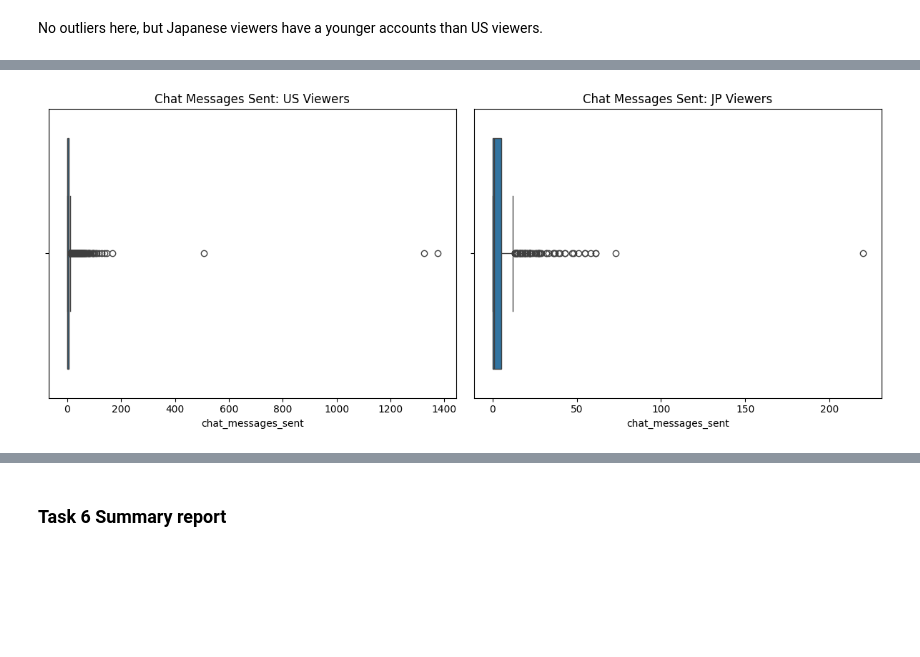
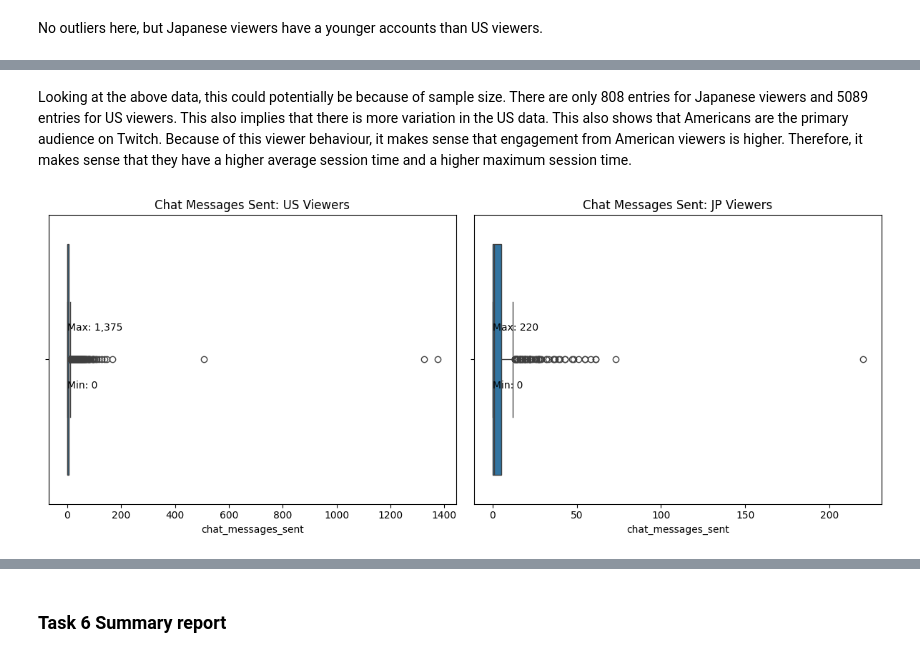
Before and after one commit to zlwym/Assignment01_IAT461, a Jupyter notebook: IAT461-Assignment01-Scaffold.ipynb, the cells around one changed output, grey strips where cells are left out. Cells and saved outputs as stored; diff of their text form; code cells hidden in the pictures; blank space fills up the shorter version.

```diff
--- a/IAT461-Assignment01-Scaffold.ipynb
+++ b/IAT461-Assignment01-Scaffold.ipynb
@@ -1974,25 +2046,41 @@ plt.show()
+# %% [markdown]
+Looking at the above data, this could potentially be because of sample size. There are only 808 entries for Japanese viewers and 5089 entries for US viewers. This also implies that there is more variation in the US data. This also shows that Americans are the primary audience on Twitch. Because of this viewer behaviour, it makes sense that engagement from American viewers is higher. Therefore, it makes sense that they have a higher average session time and a higher maximum session time.
 # %%
 #Boxplots of US and JP viewers' average account age
 
 fig, axes = plt.subplots(1, 2, figsize=(12, 5))
 
 sns.boxplot(
     data=US,
     x='chat_messages_sent',
     ax=axes[0]
 )
 
 axes[0].set_title('Chat Messages Sent: US Viewers')
 
 sns.boxplot(
     data=Japan,
     x='chat_messages_sent',
     ax=axes[1]
 )
 
 axes[1].set_title('Chat Messages Sent: JP Viewers')
 
+#Finding minimum and maximum values
+
+US_min = US['chat_messages_sent'].min()
+US_max = US['chat_messages_sent'].max()
+
+JP_min = Japan['chat_messages_sent'].min()
+JP_max = Japan['chat_messages_sent'].max()
+
+axes[0].text(US_min, 0.1, f'Min: {US_min:,}')
+axes[0].text(US_min, -0.1, f'Max: {US_max:,}')
+
+axes[1].text(JP_min, 0.1, f'Min: {JP_min:,}')
+axes[1].text(JP_min, -0.1, f'Max: {JP_max:,}')
+
 plt.tight_layout()
 plt.show()
 # %% [output]
-[figure, old version]
+[figure, new version]
```
Also changed, not shown: parts of 22 cells of this notebook.
